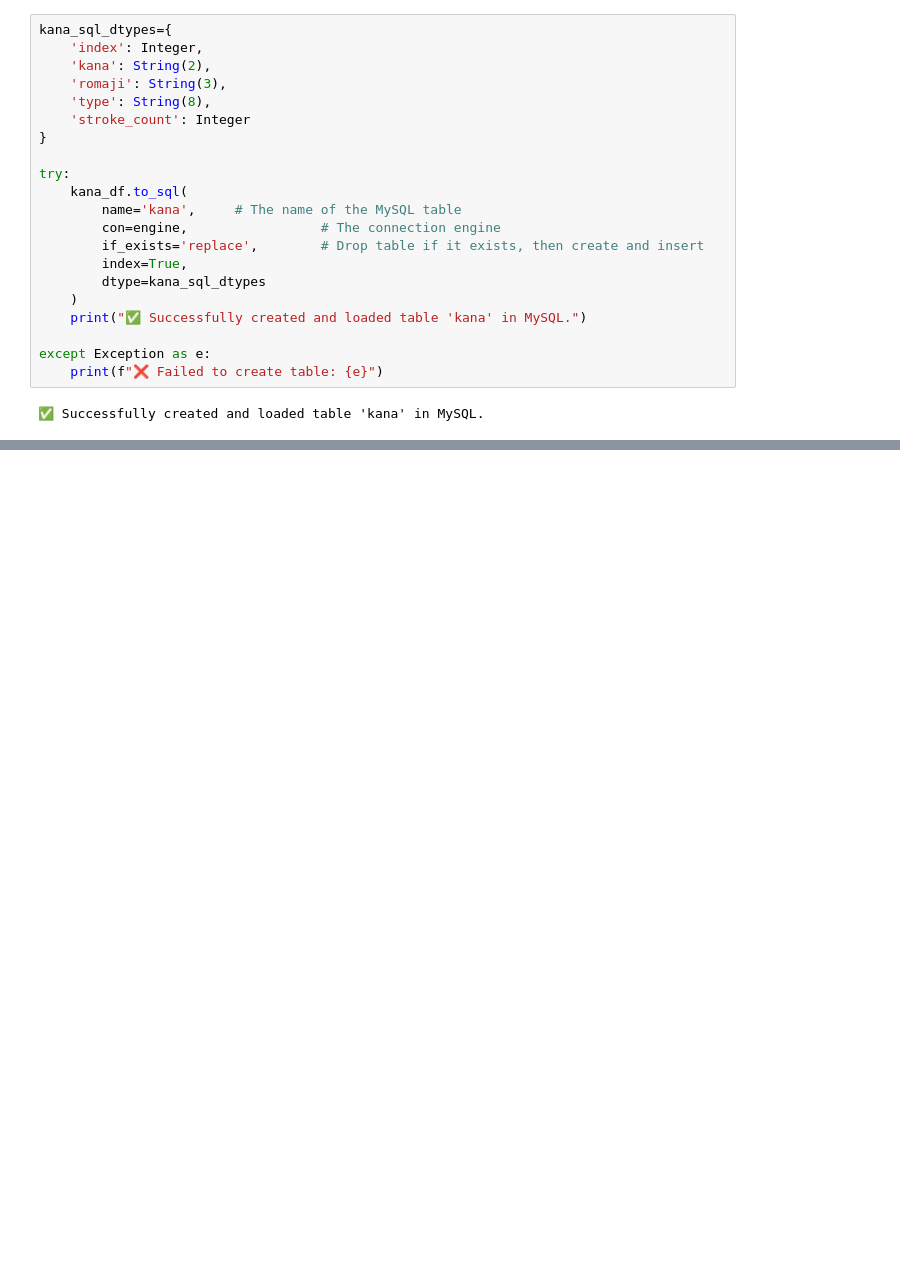
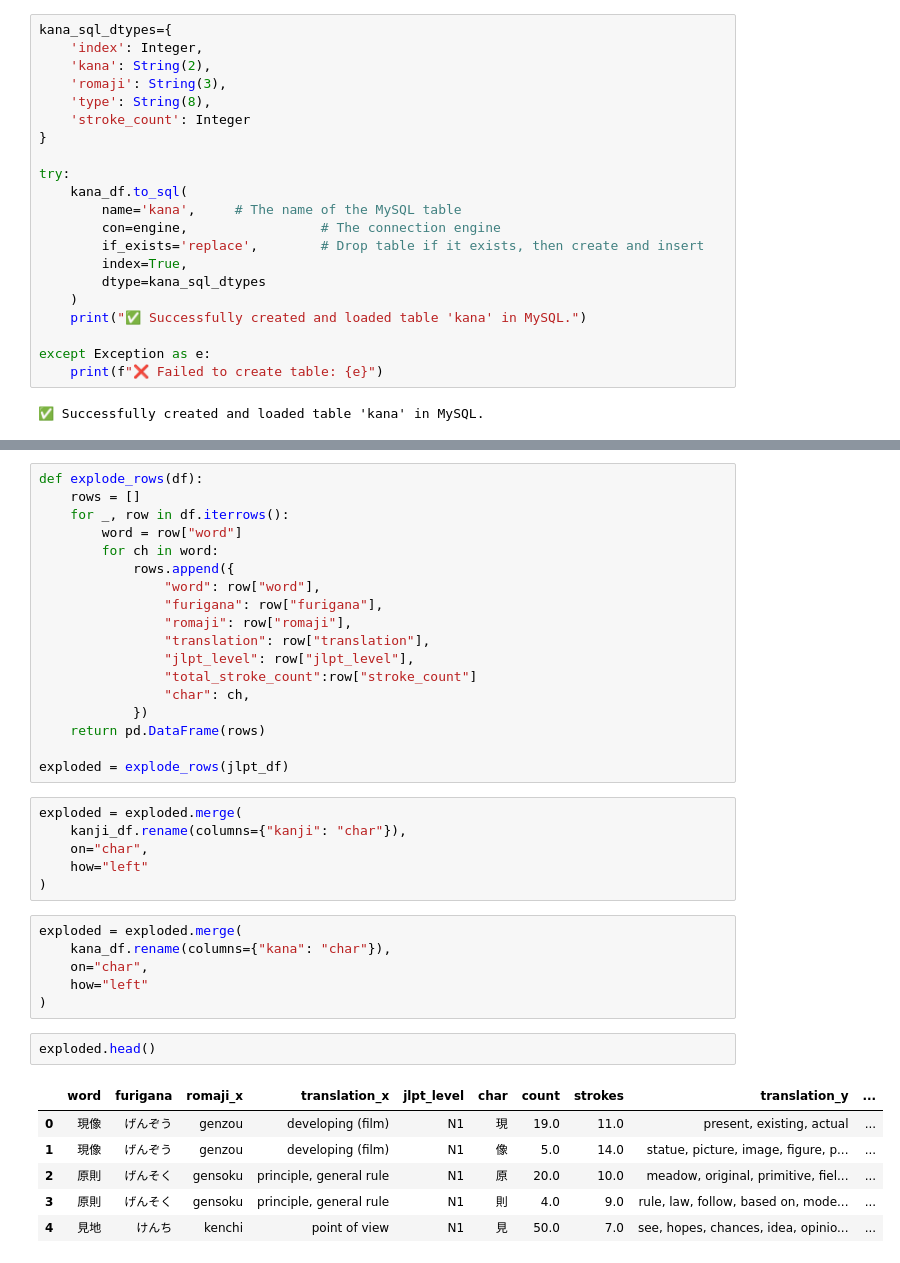
Before and after one commit to naeron75/basic-japanese-learning, a Jupyter notebook: exploration.ipynb, the cells around one changed output, grey strips where cells are left out. Cells and saved outputs as stored; diff of their text form; blank space fills up the shorter version.

```diff
--- a/exploration.ipynb
+++ b/exploration.ipynb
@@ -396,0 +373,39 @@ except Exception as e:
+# %%
+def explode_rows(df):
+    rows = []
+    for _, row in df.iterrows():
+        word = row["word"]
+        for ch in word:
+            rows.append({
+                "word": row["word"],
+                "furigana": row["furigana"],
+                "romaji": row["romaji"],
+                "translation": row["translation"],
+                "jlpt_level": row["jlpt_level"],
+                "total_stroke_count":row["stroke_count"]
+                "char": ch,
+            })
+    return pd.DataFrame(rows)
+
+exploded = explode_rows(jlpt_df)
+# %%
+exploded = exploded.merge(
+    kanji_df.rename(columns={"kanji": "char"}),
+    on="char",
+    how="left"
+)
+# %%
+exploded = exploded.merge(
+    kana_df.rename(columns={"kana": "char"}),
+    on="char",
+    how="left"
+)
+# %%
+exploded.head()
+# %% [output]
+|  | word | furigana | romaji_x | translation_x | jlpt_level | char | count | strokes | translation_y | ... |
+| 0 | 現像 | げんぞう | genzou | developing (film) | N1 | 現 | 19.0 | 11.0 | present, existing, actual | ... |
+| 1 | 現像 | げんぞう | genzou | developing (film) | N1 | 像 | 5.0 | 14.0 | statue, picture, image, figure, p... | ... |
+| 2 | 原則 | げんそく | gensoku | principle, general rule | N1 | 原 | 20.0 | 10.0 | meadow, original, primitive, fiel... | ... |
+| 3 | 原則 | げんそく | gensoku | principle, general rule | N1 | 則 | 4.0 | 9.0 | rule, law, follow, based on, mode... | ... |
+| 4 | 見地 | けんち | kenchi | point of view | N1 | 見 | 50.0 | 7.0 | see, hopes, chances, idea, opinio... | ... |
```
Also changed, not shown: parts of 13 cells of this notebook, 7 other files.
